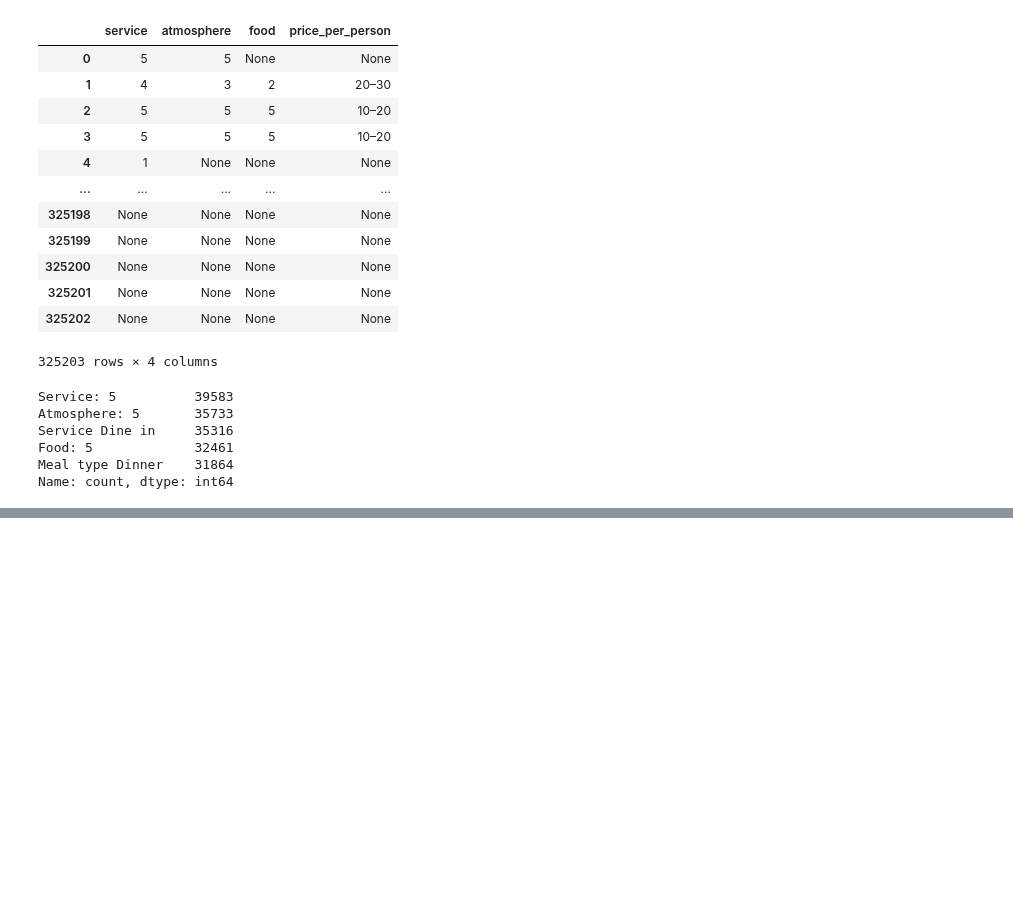
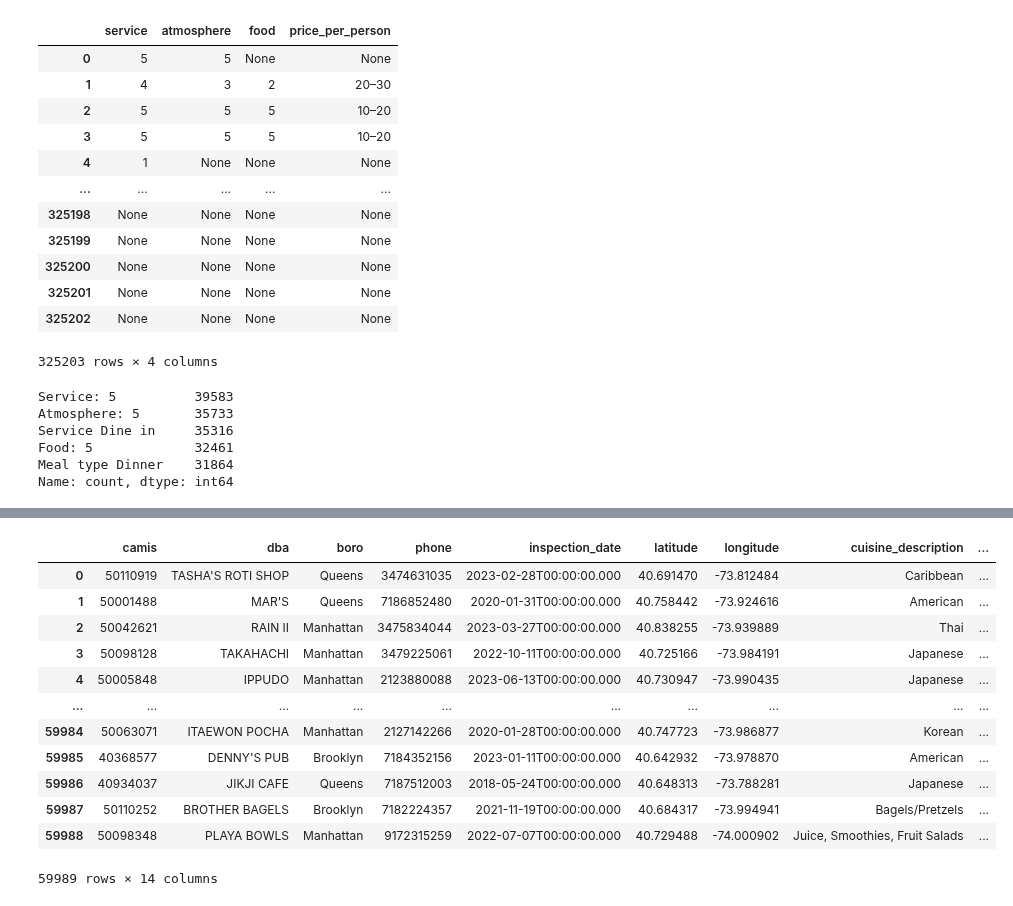
Before and after one commit to Somerville-2023/New-York-health-Inspection-Prediction, a Jupyter notebook: nick-folder/review_work.ipynb, the cells around one changed output, grey strips where cells are left out. Cells and saved outputs as stored; diff of their text form; code cells hidden in the pictures; blank space fills up the shorter version.

```diff
--- a/nick-folder/review_work.ipynb
+++ b/nick-folder/review_work.ipynb
@@ -266,2 +282,18 @@ scrape_reviews = pd.read_csv('scraped_reviews.csv')
 # %%
 reviews = prep.cleanse_reviews(scrape_reviews)
+# %%
+prep.final_ny()
+# %% [output]
+|  | camis | dba | boro | phone | inspection_date | latitude | longitude | cuisine_description | ... |
+| 0 | 50110919 | TASHA'S ROTI SHOP | Queens | 3474631035 | 2023-02-28T00:00:00.000 | 40.691470 | -73.812484 | Caribbean | ... |
+| 1 | 50001488 | MAR'S | Queens | 7186852480 | 2020-01-31T00:00:00.000 | 40.758442 | -73.924616 | American | ... |
+| 2 | 50042621 | RAIN II | Manhattan | 3475834044 | 2023-03-27T00:00:00.000 | 40.838255 | -73.939889 | Thai | ... |
+| 3 | 50098128 | TAKAHACHI | Manhattan | 3479225061 | 2022-10-11T00:00:00.000 | 40.725166 | -73.984191 | Japanese | ... |
+| 4 | 50005848 | IPPUDO | Manhattan | 2123880088 | 2023-06-13T00:00:00.000 | 40.730947 | -73.990435 | Japanese | ... |
+| ... | ... | ... | ... | ... | ... | ... | ... | ... | ... |
+| 59984 | 50063071 | ITAEWON POCHA | Manhattan | 2127142266 | 2020-01-28T00:00:00.000 | 40.747723 | -73.986877 | Korean | ... |
+| 59985 | 40368577 | DENNY'S PUB | Brooklyn | 7184352156 | 2023-01-11T00:00:00.000 | 40.642932 | -73.978870 | American | ... |
+| 59986 | 40934037 | JIKJI CAFE | Queens | 7187512003 | 2018-05-24T00:00:00.000 | 40.648313 | -73.788281 | Japanese | ... |
+| 59987 | 50110252 | BROTHER BAGELS | Brooklyn | 7182224357 | 2021-11-19T00:00:00.000 | 40.684317 | -73.994941 | Bagels/Pretzels | ... |
+| 59988 | 50098348 | PLAYA BOWLS | Manhattan | 9172315259 | 2022-07-07T00:00:00.000 | 40.729488 | -74.000902 | Juice, Smoothies, Fruit Salads | ... |
+59989 rows × 14 columns
```
Also changed, not shown: parts of 2 cells of this notebook.
